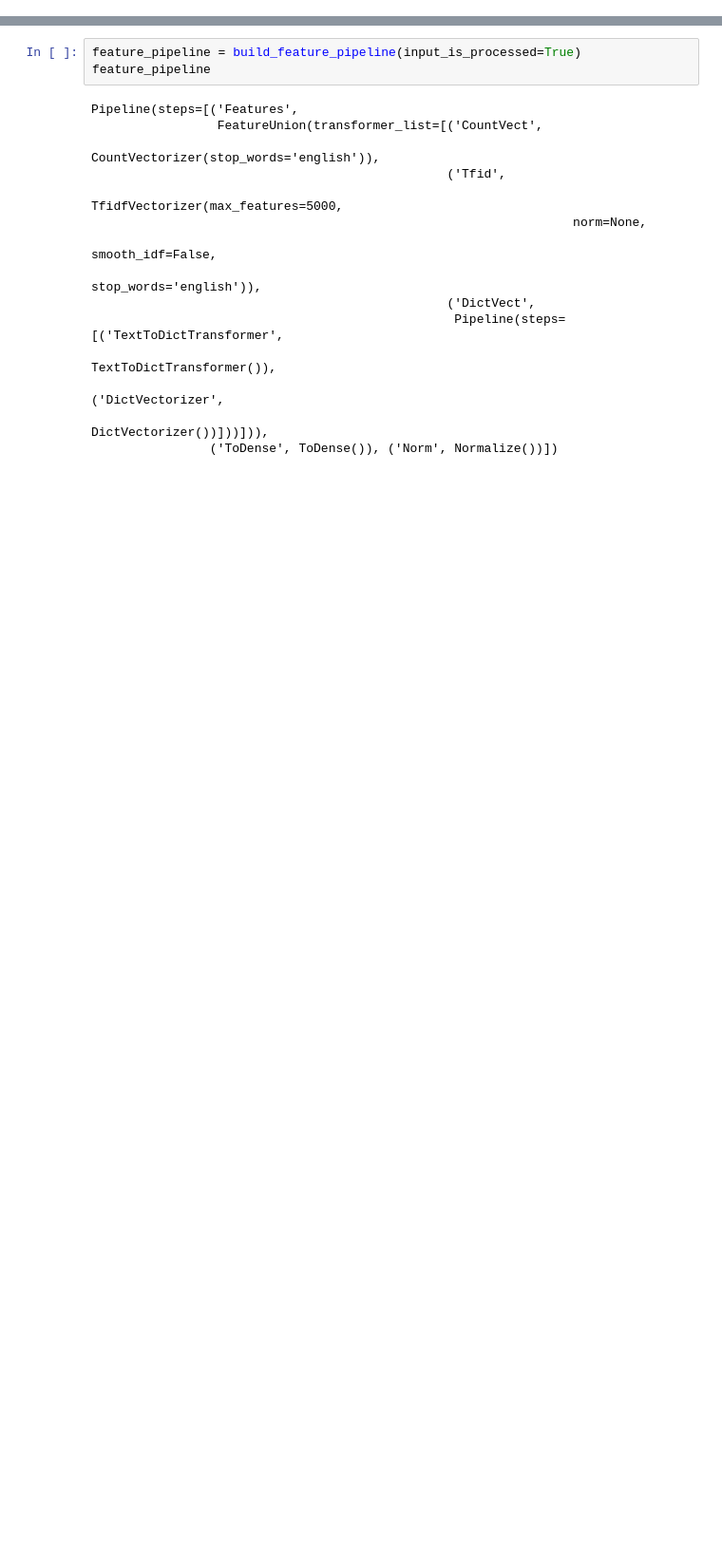
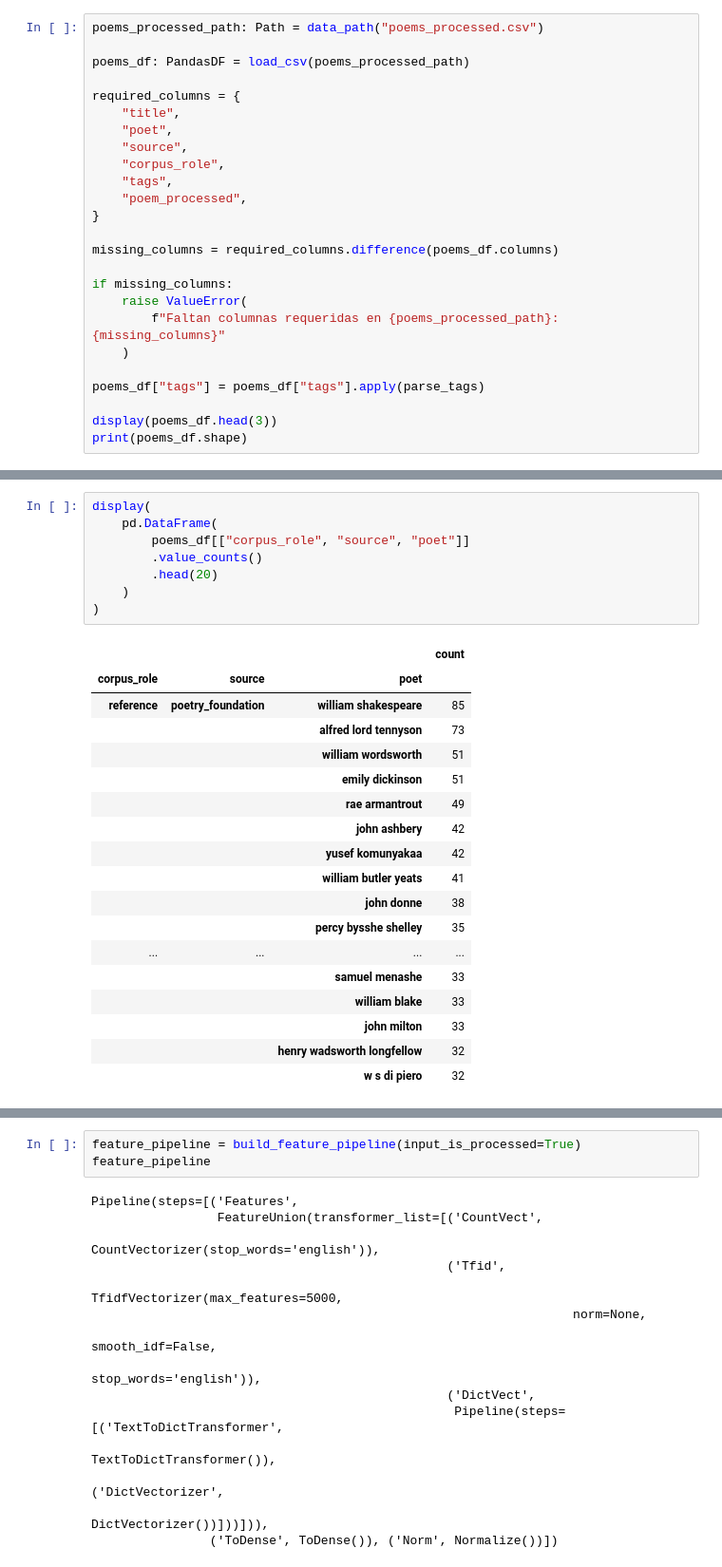
Before and after one commit to HubertRonald/VersoVector, a Jupyter notebook: notebook/02_feature_pipeline.ipynb, the cells around one changed output, grey strips where cells are left out. Shown at 95% size. Drawn from its saved outputs; the diff is of its cells as text; blank space fills up the shorter version.

```diff
--- a/notebook/02_feature_pipeline.ipynb
+++ b/notebook/02_feature_pipeline.ipynb
@@ -55,0 +86,25 @@ display(poems_df.head(2))
+# %%
+poems_processed_path: Path = data_path("poems_processed.csv")
+
+poems_df: PandasDF = load_csv(poems_processed_path)
+
+required_columns = {
+    "title",
+    "poet",
+    "source",
+    "corpus_role",
+    "tags",
+    "poem_processed",
+}
+
+missing_columns = required_columns.difference(poems_df.columns)
+
+if missing_columns:
+    raise ValueError(
+        f"Faltan columnas requeridas en {poems_processed_path}: {missing_columns}"
+    )
+
+poems_df["tags"] = poems_df["tags"].apply(parse_tags)
+
+display(poems_df.head(3))
+print(poems_df.shape)
@@ -55,0 +117,27 @@ display(poems_df.head(2))
+# %%
+display(
+    pd.DataFrame(
+        poems_df[["corpus_role", "source", "poet"]]
+        .value_counts()
+        .head(20)
+    )
+)
+# %% [output]
+|  |  |  | count |
+| corpus_role | source | poet |  |
+| reference | poetry_foundation | william shakespeare | 85 |
+|  |  | alfred lord tennyson | 73 |
+|  |  | william wordsworth | 51 |
+|  |  | emily dickinson | 51 |
+|  |  | rae armantrout | 49 |
+|  |  | john ashbery | 42 |
+|  |  | yusef komunyakaa | 42 |
+|  |  | william butler yeats | 41 |
+|  |  | john donne | 38 |
+|  |  | percy bysshe shelley | 35 |
+| ... | ... | ... | ... |
+|  |  | samuel menashe | 33 |
+|  |  | william blake | 33 |
+|  |  | john milton | 33 |
+|  |  | henry wadsworth longfellow | 32 |
+|  |  | w s di piero | 32 |
```
Also changed, not shown: parts of 22 cells of this notebook, 3 other files.
